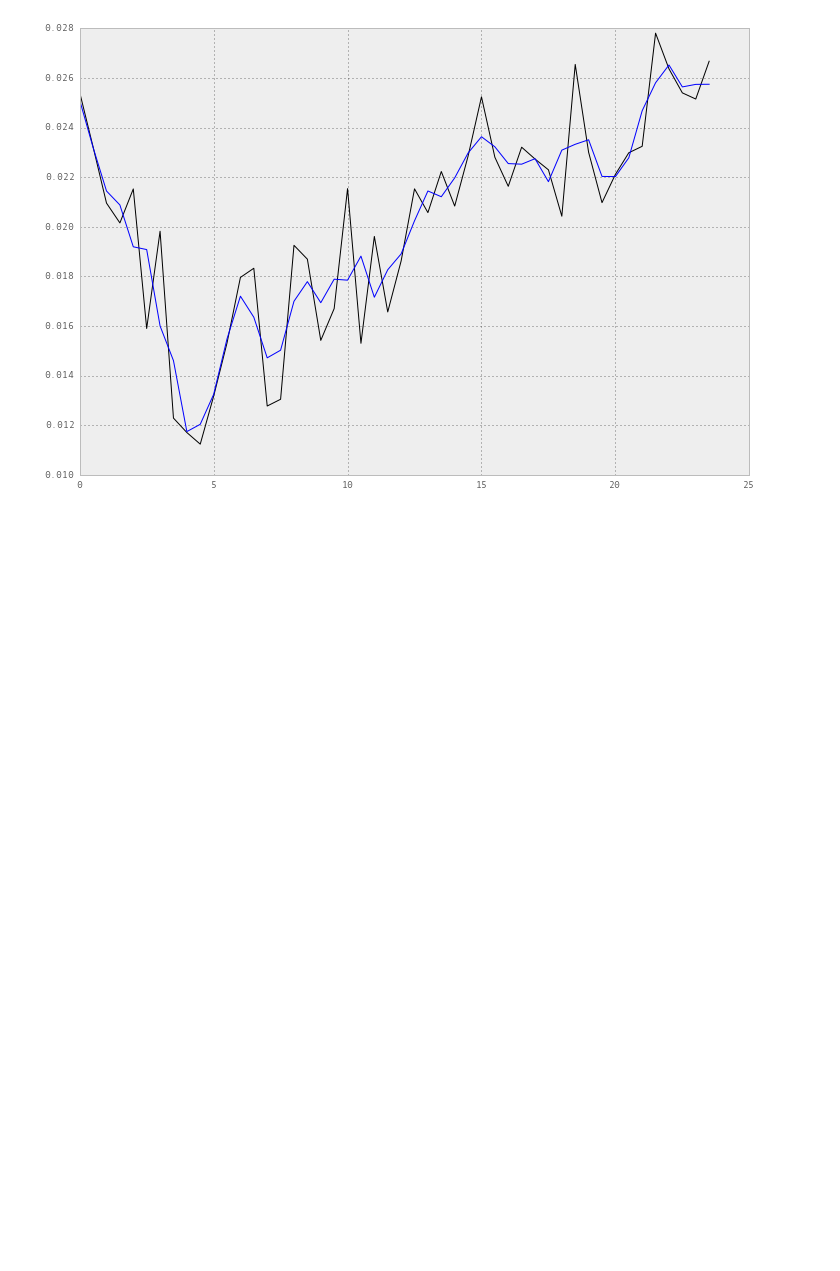
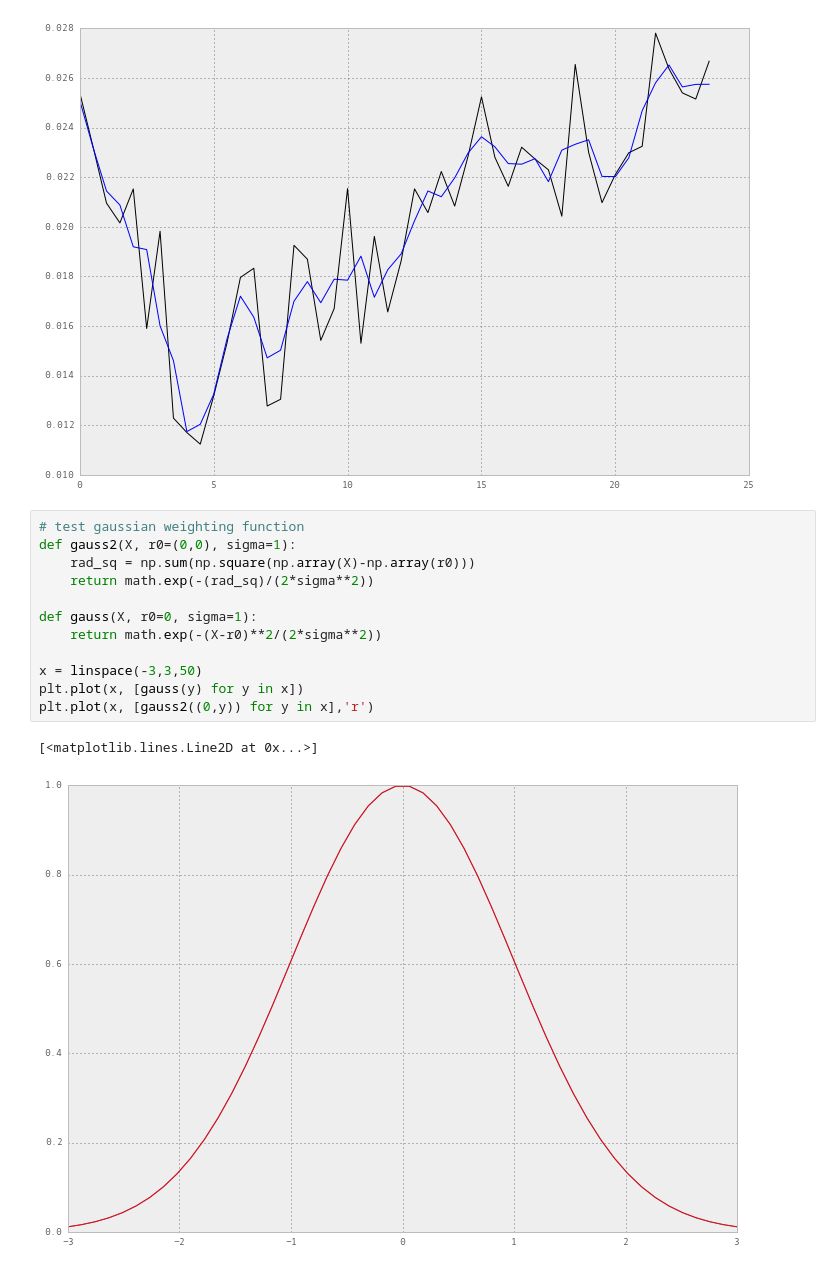
Before and after one commit to helenaxwang/AveNeue, a Jupyter notebook: analyze_flickr.py.ipynb, the cells around one changed output. Drawn from its saved outputs; the diff is of its cells as text; blank space fills up the shorter version.

```diff
--- a/analyze_flickr.py.ipynb
+++ b/analyze_flickr.py.ipynb
@@ -329,3 +329,18 @@ plt.plot(time_axis,hour_loc_av2,'b')
 number of photos near location  5495
 [<matplotlib.lines.Line2D at 0x...>]
 [figure]
+# %%
+# test gaussian weighting function
+def gauss2(X, r0=(0,0), sigma=1):
+    rad_sq = np.sum(np.square(np.array(X)-np.array(r0)))
+    return math.exp(-(rad_sq)/(2*sigma**2))
+
+def gauss(X, r0=0, sigma=1):
+    return math.exp(-(X-r0)**2/(2*sigma**2))
+
+x = linspace(-3,3,50)
+plt.plot(x, [gauss(y) for y in x])
+plt.plot(x, [gauss2((0,y)) for y in x],'r')
+# %% [output]
+[<matplotlib.lines.Line2D at 0x...>]
+[figure, added]
```
Also changed, not shown: parts of 1 cell of this notebook, 3 other files.
